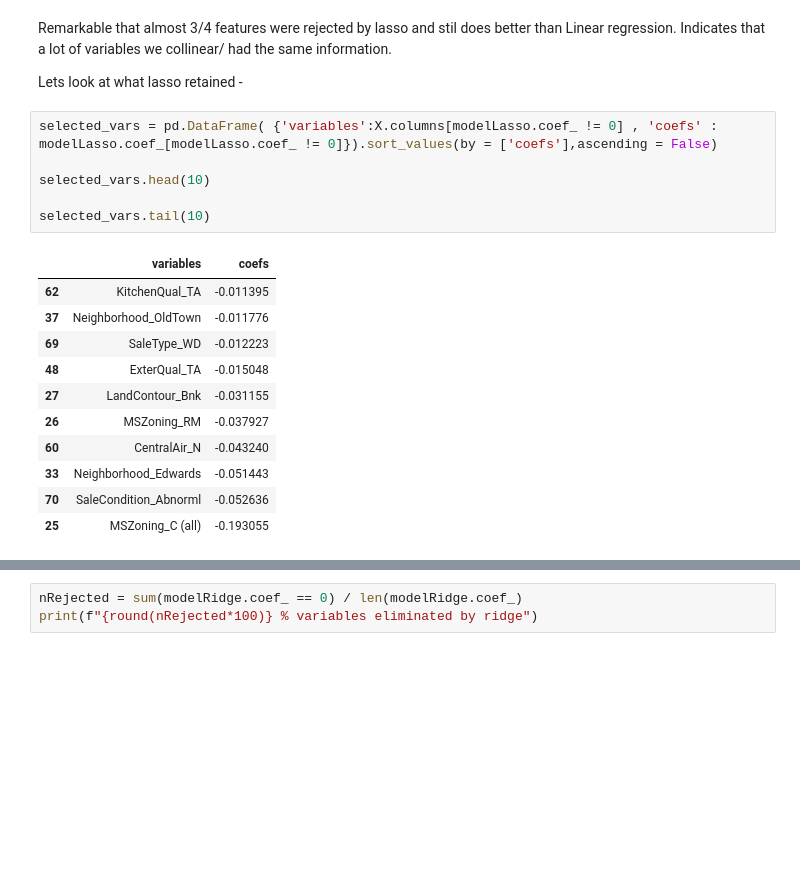
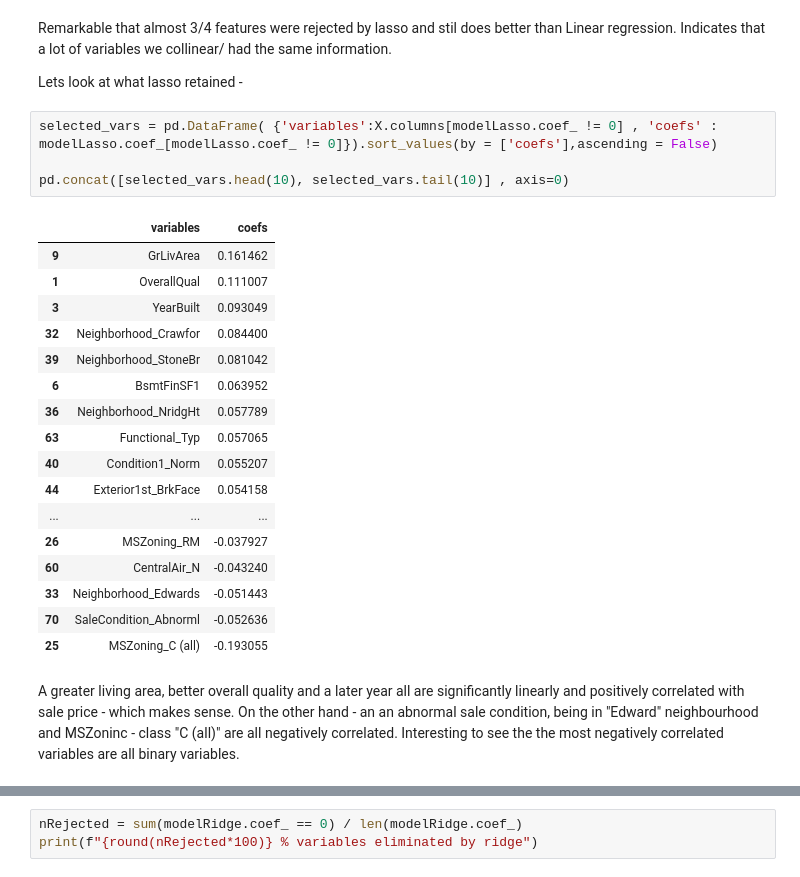
Before and after one commit to dhruvnigam93/hosr_rpice_prediction, a Jupyter notebook: house_price_prediction.ipynb, the cells around one changed output, grey strips where cells are left out. Drawn from its saved outputs; the diff is of its cells as text; blank space fills up the shorter version.

```diff
--- a/house_price_prediction.ipynb
+++ b/house_price_prediction.ipynb
@@ -283,20 +273,27 @@ Lets look at what lasso retained -
 # %%
 selected_vars = pd.DataFrame( {'variables':X.columns[modelLasso.coef_ != 0] , 'coefs' : modelLasso.coef_[modelLasso.coef_ != 0]}).sort_values(by = ['coefs'],ascending = False)
 
-selected_vars.head(10)
-
-selected_vars.tail(10)
+pd.concat([selected_vars.head(10), selected_vars.tail(10)] , axis=0)
 # %% [output]
 |  | variables | coefs |
-| 62 | KitchenQual_TA | -0.011395 |
-| 37 | Neighborhood_OldTown | -0.011776 |
-| 69 | SaleType_WD | -0.012223 |
-| 48 | ExterQual_TA | -0.015048 |
-| 27 | LandContour_Bnk | -0.031155 |
+| 9 | GrLivArea | 0.161462 |
+| 1 | OverallQual | 0.111007 |
+| 3 | YearBuilt | 0.093049 |
+| 32 | Neighborhood_Crawfor | 0.084400 |
+| 39 | Neighborhood_StoneBr | 0.081042 |
+| 6 | BsmtFinSF1 | 0.063952 |
+| 36 | Neighborhood_NridgHt | 0.057789 |
+| 63 | Functional_Typ | 0.057065 |
+| 40 | Condition1_Norm | 0.055207 |
+| 44 | Exterior1st_BrkFace | 0.054158 |
+| ... | ... | ... |
 | 26 | MSZoning_RM | -0.037927 |
 | 60 | CentralAir_N | -0.043240 |
 | 33 | Neighborhood_Edwards | -0.051443 |
 | 70 | SaleCondition_Abnorml | -0.052636 |
 | 25 | MSZoning_C (all) | -0.193055 |
+# %% [markdown]
+A greater living area, better overall quality and a later year all are significantly linearly and positively correlated with sale price - which makes sense.
+On the other hand - an an abnormal sale condition, being in "Edward" neighbourhood and MSZoninc - class "C (all)" are all negatively correlated. Interesting to see the the most negatively correlated variables are all binary variables.
 # %%
 # Oprimal alpha for ridge regression
```
Also changed, not shown: parts of 31 cells of this notebook.
